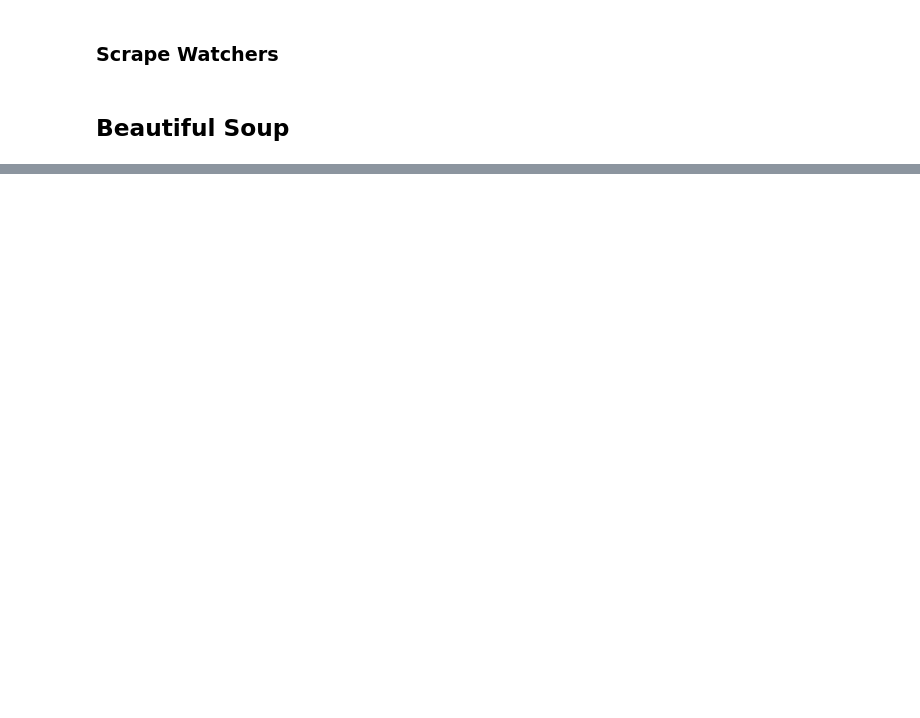
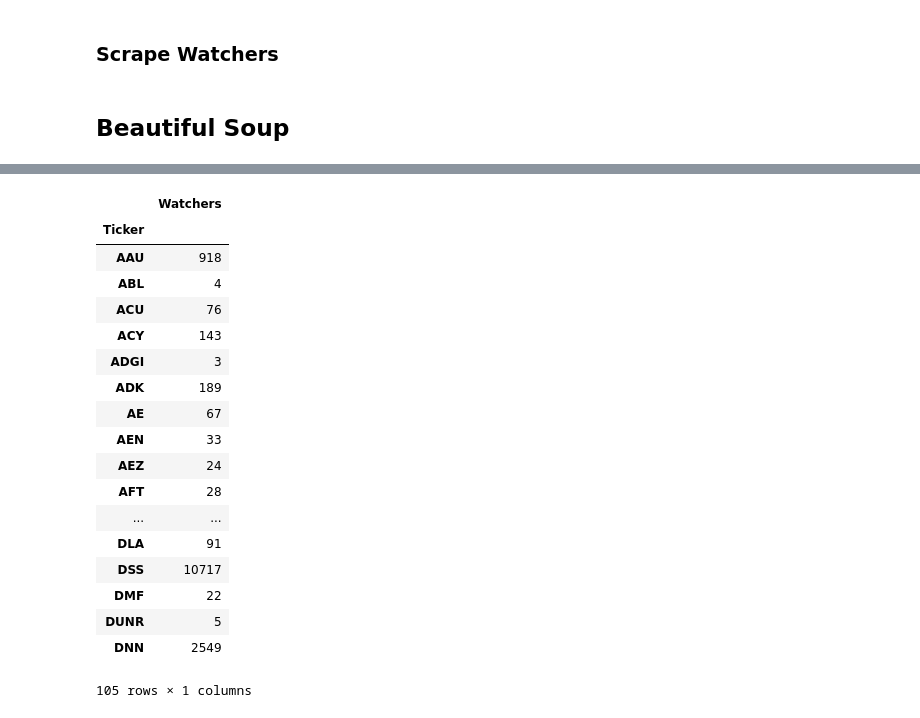
Before and after one commit to Landstein/Stocktwits-Sentiment-Analysis, a Jupyter notebook: Request Sentiment scrape.ipynb, the cells around one changed output, grey strips where cells are left out. Drawn from its saved outputs; the diff is of its cells as text; code cells hidden in the pictures; blank space fills up the shorter version.

```diff
--- a/Request Sentiment scrape.ipynb
+++ b/Request Sentiment scrape.ipynb
@@ -95,0 +332,22 @@ from bs4 import BeautifulSoup
+# %%
+df.set_index(['Ticker'])
+# %% [output]
+|  | Watchers |
+| Ticker |  |
+| AAU | 918 |
+| ABL | 4 |
+| ACU | 76 |
+| ACY | 143 |
+| ADGI | 3 |
+| ADK | 189 |
+| AE | 67 |
+| AEN | 33 |
+| AEZ | 24 |
+| AFT | 28 |
+| ... | ... |
+| DLA | 91 |
+| DSS | 10717 |
+| DMF | 22 |
+| DUNR | 5 |
+| DNN | 2549 |
+105 rows × 1 columns
```
Also changed, not shown: parts of 59 cells of this notebook, 1 other file.
